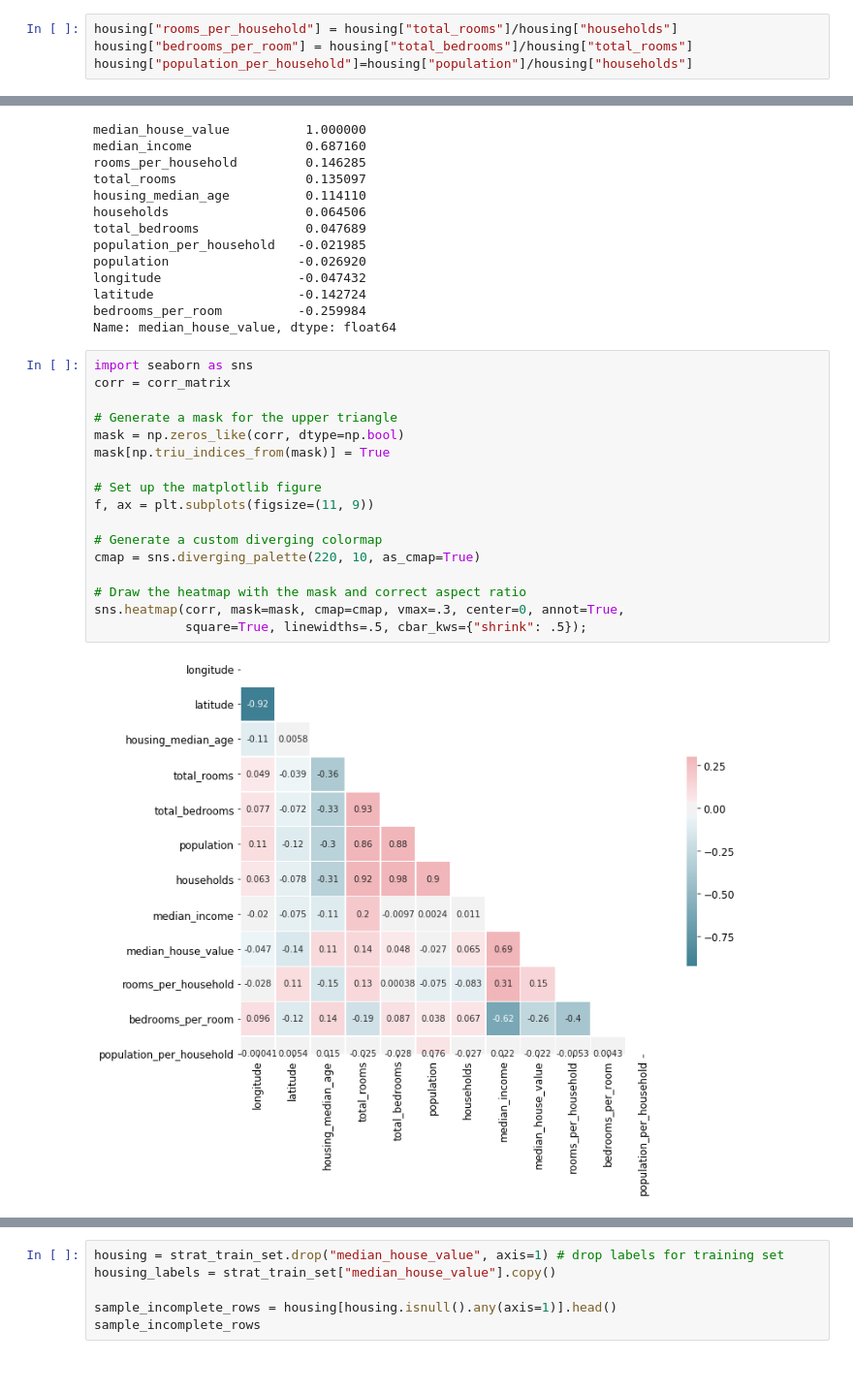
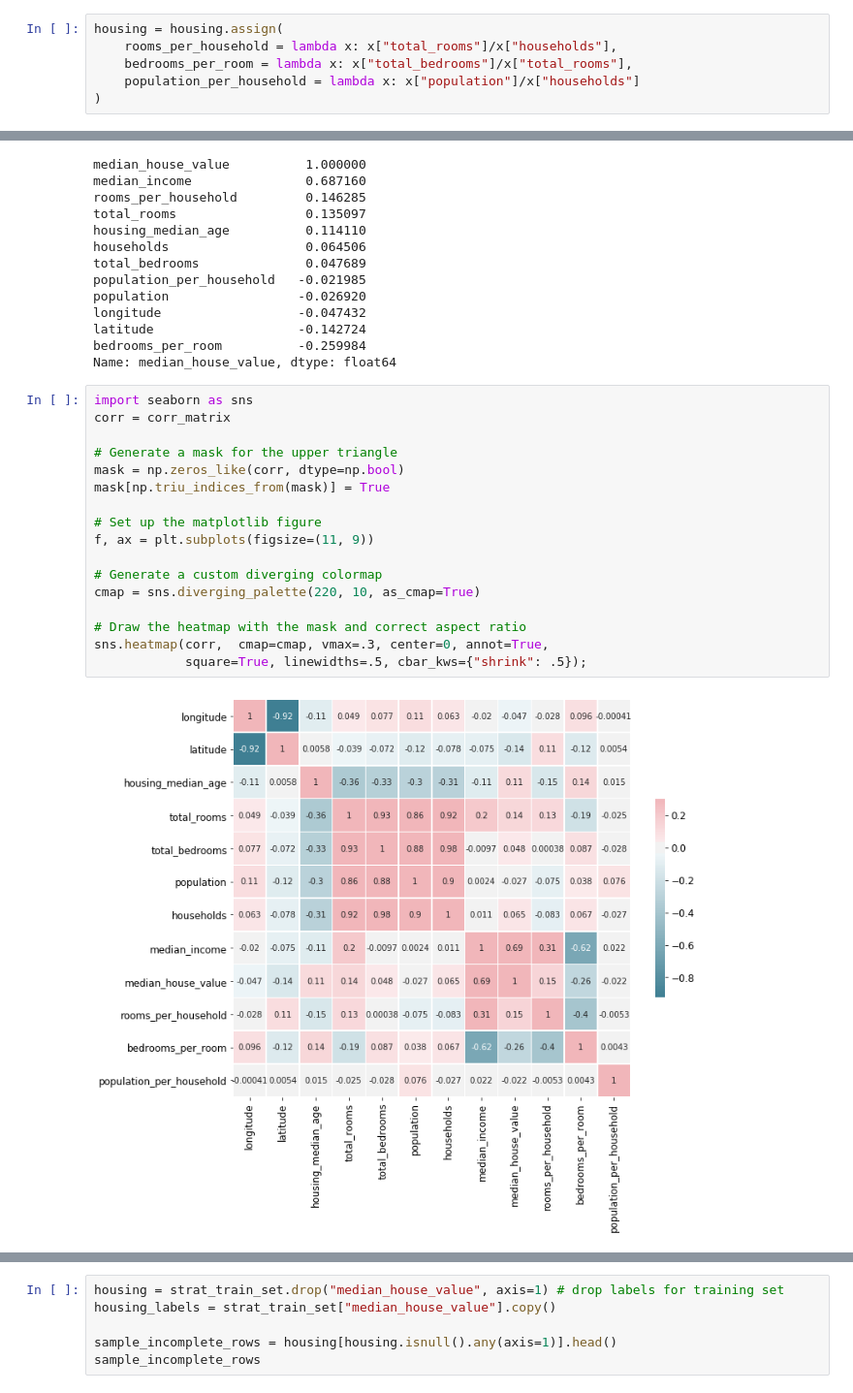
Before and after one commit to soo-pecialist/Hands_on_ML_w_Scikit_Karas_and_TensorFlow, a Jupyter notebook: CH02_end_to_end_machine_learning_project.ipynb, the cells around one changed output, grey strips where cells are left out. Shown at 97% size. Cells and saved outputs as stored; diff of their text form.

```diff
--- a/CH02_end_to_end_machine_learning_project.ipynb
+++ b/CH02_end_to_end_machine_learning_project.ipynb
@@ -299,9 +302,11 @@ Saving figure income_vs_house_value_scatterplot
 ## Experimenting with Attribute Combinations
 total number of rooms in a district is not very useful if you don’t know how many households there are. What you really want is the number of rooms per household. Similarly, the total number of bedrooms by itself is not very useful: you probably want to compare it to the number of rooms. And the population per household also seems like an interesting attribute combination to look at. Let’s create these new attributes:
 # %%
-housing["rooms_per_household"] = housing["total_rooms"]/housing["households"]
-housing["bedrooms_per_room"] = housing["total_bedrooms"]/housing["total_rooms"]
-housing["population_per_household"]=housing["population"]/housing["households"]
+housing = housing.assign(
+    rooms_per_household = lambda x: x["total_rooms"]/x["households"],
+    bedrooms_per_room = lambda x: x["total_bedrooms"]/x["total_rooms"],
+    population_per_household = lambda x: x["population"]/x["households"]
+)
 # %%
 corr_matrix = housing.corr()
 corr_matrix["median_house_value"].sort_values(ascending=False)
@@ -322,21 +327,21 @@ Name: median_house_value, dtype: float64
 # %%
 import seaborn as sns
 corr = corr_matrix
 
 # Generate a mask for the upper triangle
 mask = np.zeros_like(corr, dtype=np.bool)
 mask[np.triu_indices_from(mask)] = True
 
 # Set up the matplotlib figure
 f, ax = plt.subplots(figsize=(11, 9))
 
 # Generate a custom diverging colormap
 cmap = sns.diverging_palette(220, 10, as_cmap=True)
 
 # Draw the heatmap with the mask and correct aspect ratio
-sns.heatmap(corr, mask=mask, cmap=cmap, vmax=.3, center=0, annot=True,
+sns.heatmap(corr,  cmap=cmap, vmax=.3, center=0, annot=True,
             square=True, linewidths=.5, cbar_kws={"shrink": .5});
 # %% [output]
-[figure, old version]
+[figure, new version]
 # %% [markdown]
 The new bedrooms_per_room attribute is much more correlated with the median house value than the total number of rooms or bedrooms. Apparently houses with a lower bedroom/room ratio tend to be more expensive. The number of rooms per household is also more informative than the total number of rooms in a district—obviously the larger the houses, the more expensive they are.
```
Also changed, not shown: parts of 39 cells of this notebook.
